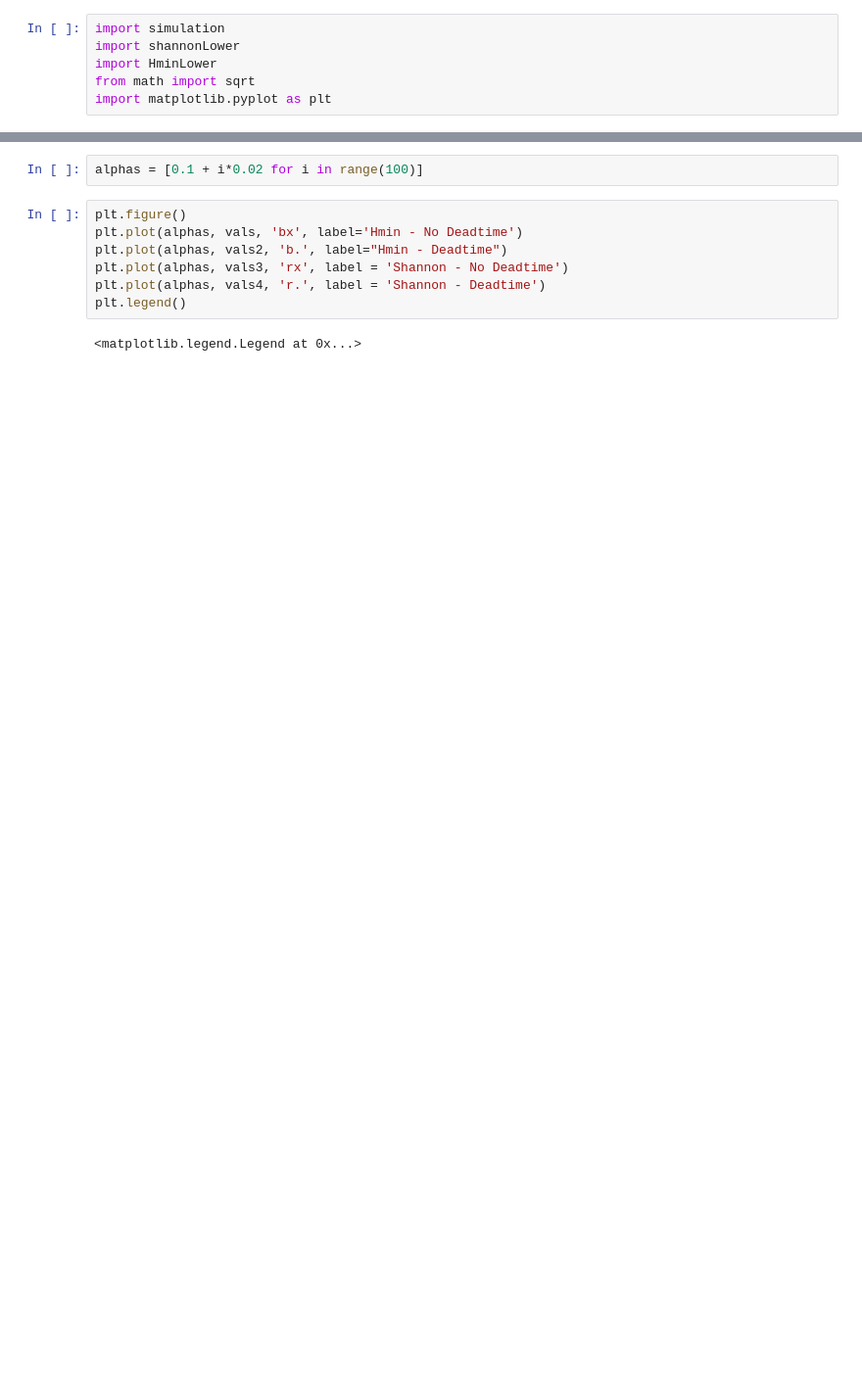
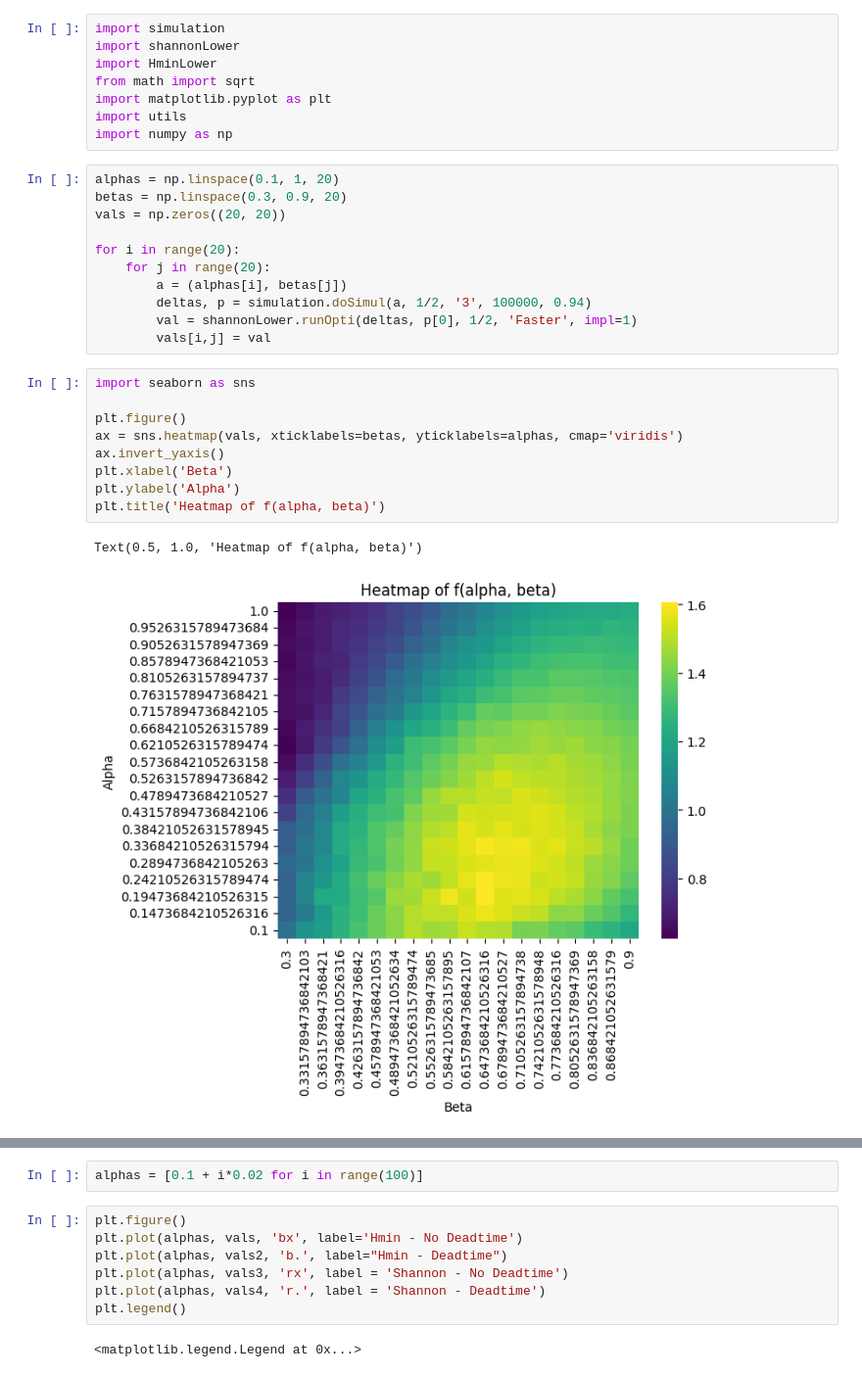
Before and after one commit to thmaoe/Master-thesis-QKD, a Jupyter notebook: test.ipynb, the cells around one changed output, grey strips where cells are left out. Shown: that part at 98% size. Saved outputs shown, nothing was run; the diff lists cells and outputs as text; blank space fills up the shorter version.

```diff
--- a/test.ipynb
+++ b/test.ipynb
@@ -4,3 +4,28 @@ import shannonLower
 import HminLower
 from math import sqrt
 import matplotlib.pyplot as plt
+import utils
+import numpy as np
+# %%
+alphas = np.linspace(0.1, 1, 20)
+betas = np.linspace(0.3, 0.9, 20)
+vals = np.zeros((20, 20))
+
+for i in range(20):
+    for j in range(20):
+        a = (alphas[i], betas[j])
+        deltas, p = simulation.doSimul(a, 1/2, '3', 100000, 0.94)
+        val = shannonLower.runOpti(deltas, p[0], 1/2, 'Faster', impl=1)
+        vals[i,j] = val
+# %%
+import seaborn as sns
+
+plt.figure()
+ax = sns.heatmap(vals, xticklabels=betas, yticklabels=alphas, cmap='viridis')
+ax.invert_yaxis()
+plt.xlabel('Beta')
+plt.ylabel('Alpha')
+plt.title('Heatmap of f(alpha, beta)')
+# %% [output]
+Text(0.5, 1.0, 'Heatmap of f(alpha, beta)')
+[figure, added]
```
Also changed, not shown: parts of 14 cells of this notebook, 4 other files.
